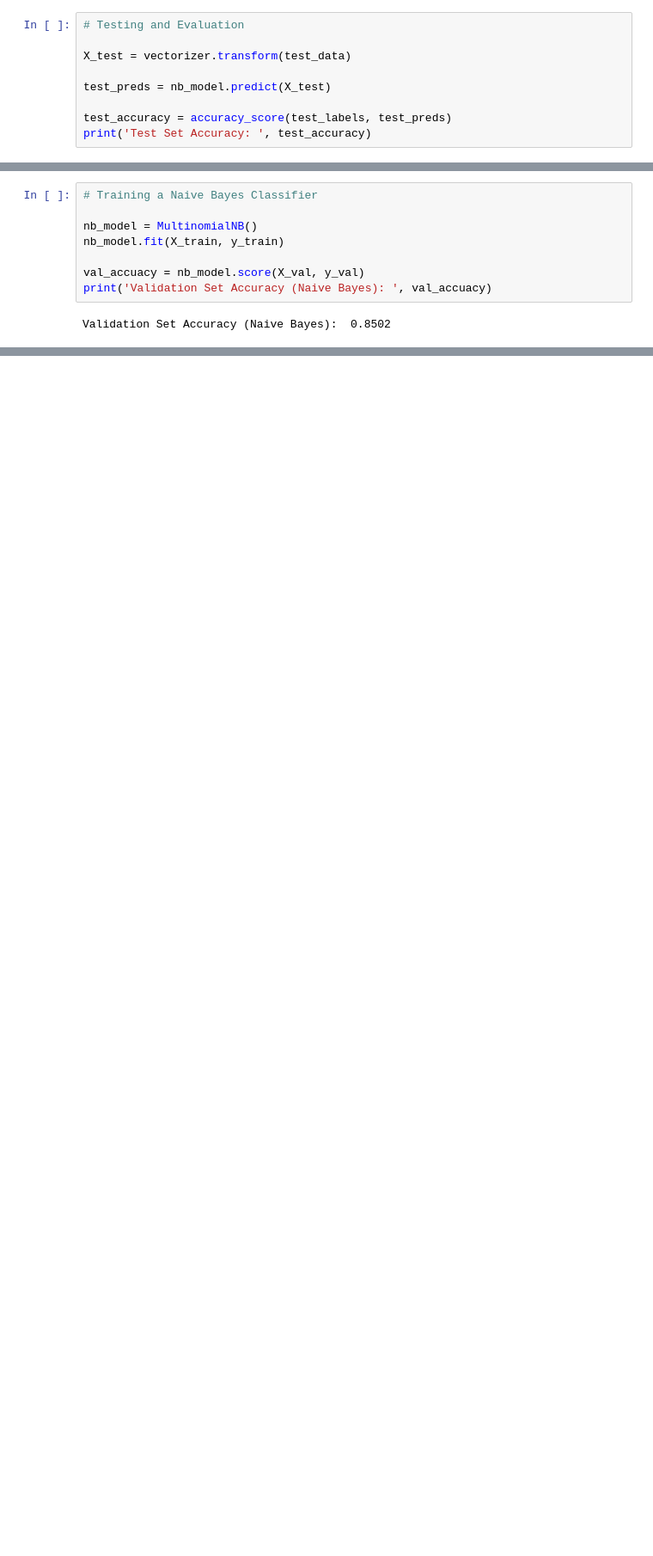
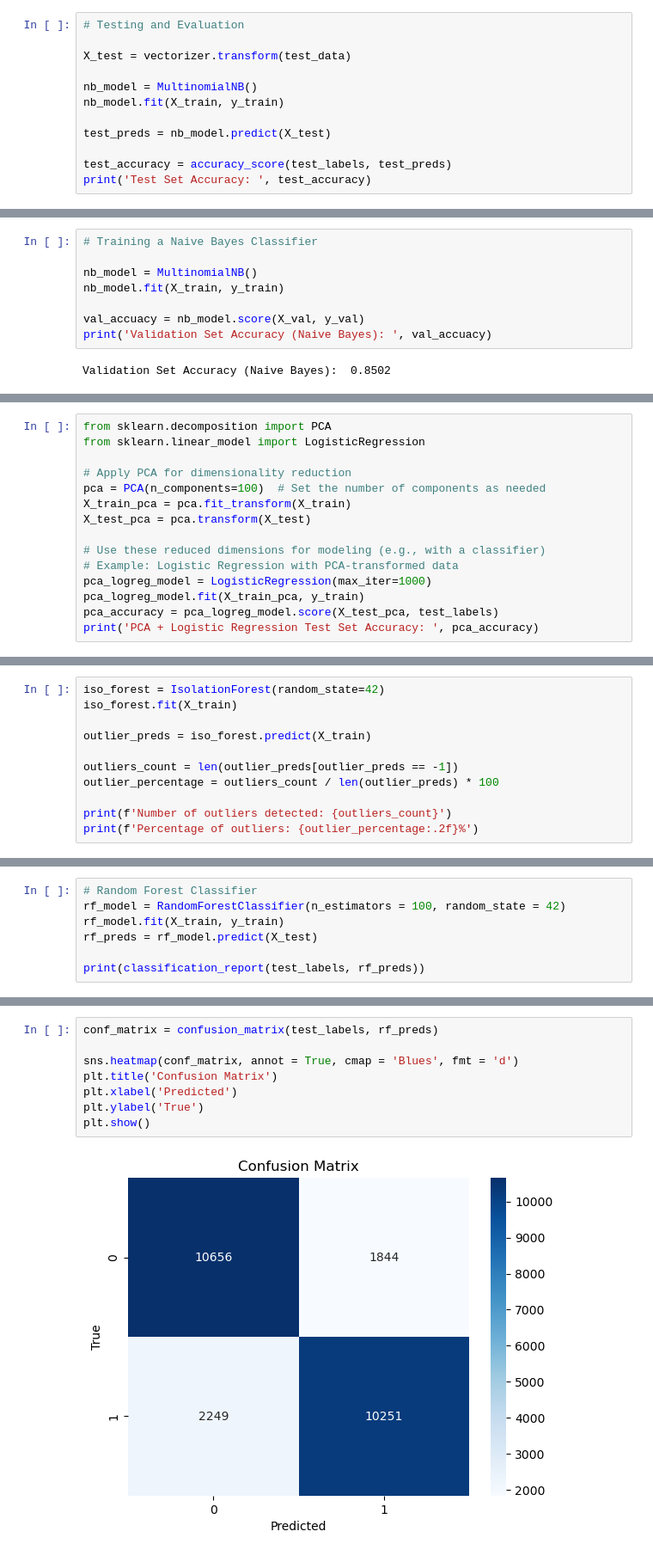
Before and after one commit to MaryNydegger/486-SemesterProject, a Jupyter notebook: ML.ipynb, the cells around one changed output, grey strips where cells are left out. Shown at 86% size. Cells and saved outputs as stored; diff of their text form; blank space fills up the shorter version.

```diff
--- a/ML.ipynb
+++ b/ML.ipynb
@@ -103,6 +103,9 @@ X_train, X_val, y_train, y_val = train_test_split(X, y, test_size=0.2, random_st
 
 X_test = vectorizer.transform(test_data)
 
+nb_model = MultinomialNB()
+nb_model.fit(X_train, y_train)
+
 test_preds = nb_model.predict(X_test)
 
 test_accuracy = accuracy_score(test_labels, test_preds)
@@ -204,0 +286,15 @@ Validation Set Accuracy (Naive Bayes):  0.8502
+# %%
+from sklearn.decomposition import PCA
+from sklearn.linear_model import LogisticRegression
+
+# Apply PCA for dimensionality reduction
+pca = PCA(n_components=100)  # Set the number of components as needed
+X_train_pca = pca.fit_transform(X_train)
+X_test_pca = pca.transform(X_test)
+
+# Use these reduced dimensions for modeling (e.g., with a classifier)
+# Example: Logistic Regression with PCA-transformed data
+pca_logreg_model = LogisticRegression(max_iter=1000)
+pca_logreg_model.fit(X_train_pca, y_train)
+pca_accuracy = pca_logreg_model.score(X_test_pca, test_labels)
+print('PCA + Logistic Regression Test Set Accuracy: ', pca_accuracy)
@@ -204,0 +307,11 @@ Validation Set Accuracy (Naive Bayes):  0.8502
+# %%
+iso_forest = IsolationForest(random_state=42)
+iso_forest.fit(X_train)
+
+outlier_preds = iso_forest.predict(X_train)
+
+outliers_count = len(outlier_preds[outlier_preds == -1])
+outlier_percentage = outliers_count / len(outlier_preds) * 100
+
+print(f'Number of outliers detected: {outliers_count}')
+print(f'Percentage of outliers: {outlier_percentage:.2f}%')
@@ -204,0 +321,7 @@ Validation Set Accuracy (Naive Bayes):  0.8502
+# %%
+# Random Forest Classifier
+rf_model = RandomForestClassifier(n_estimators = 100, random_state = 42)
+rf_model.fit(X_train, y_train)
+rf_preds = rf_model.predict(X_test)
+
+print(classification_report(test_labels, rf_preds))
@@ -204,0 +336,10 @@ Validation Set Accuracy (Naive Bayes):  0.8502
+# %%
+conf_matrix = confusion_matrix(test_labels, rf_preds)
+
+sns.heatmap(conf_matrix, annot = True, cmap = 'Blues', fmt = 'd')
+plt.title('Confusion Matrix')
+plt.xlabel('Predicted')
+plt.ylabel('True')
+plt.show()
+# %% [output]
+[figure, added]
```
Also changed, not shown: parts of 16 cells of this notebook, 1 other file.
